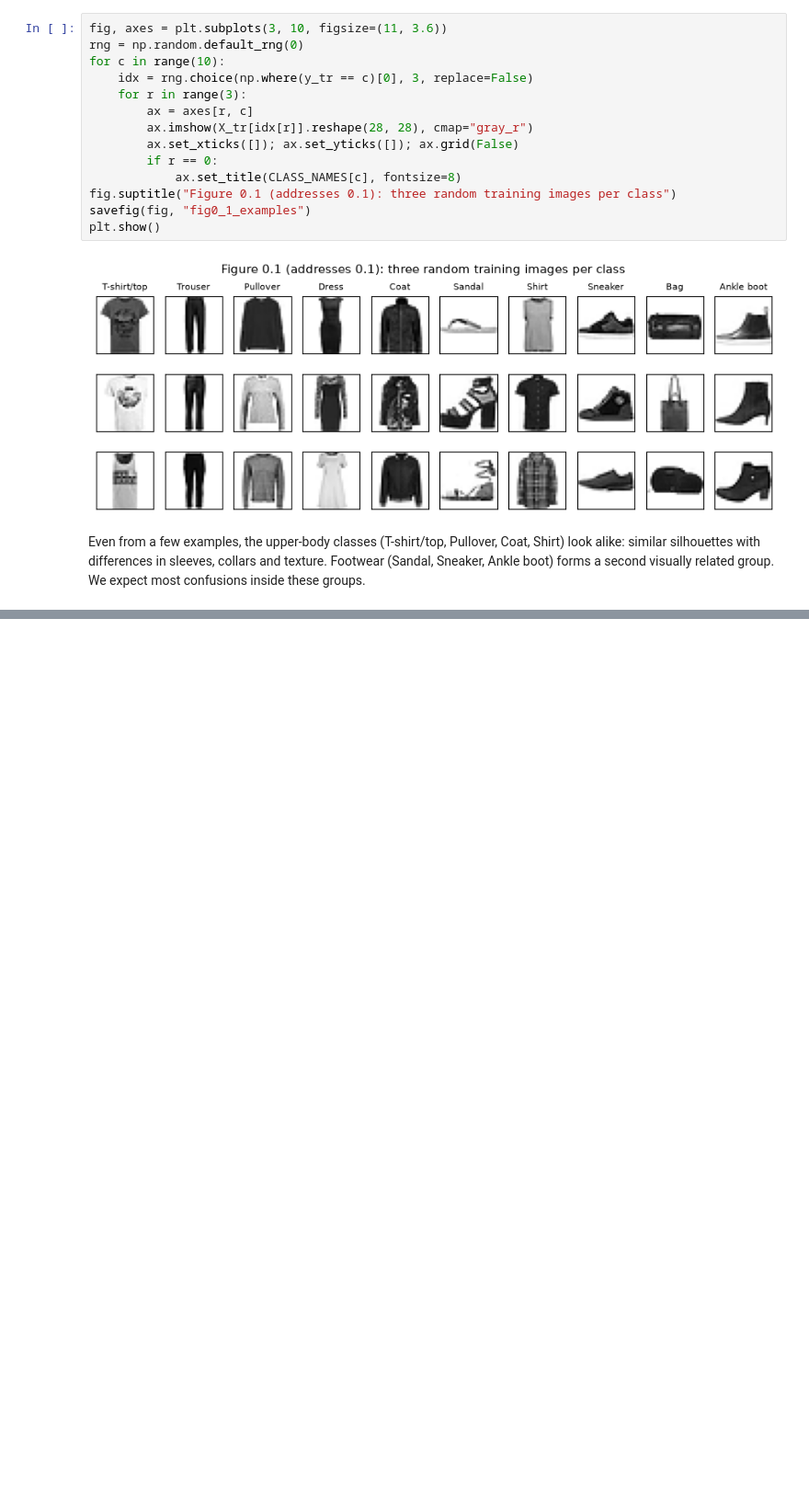
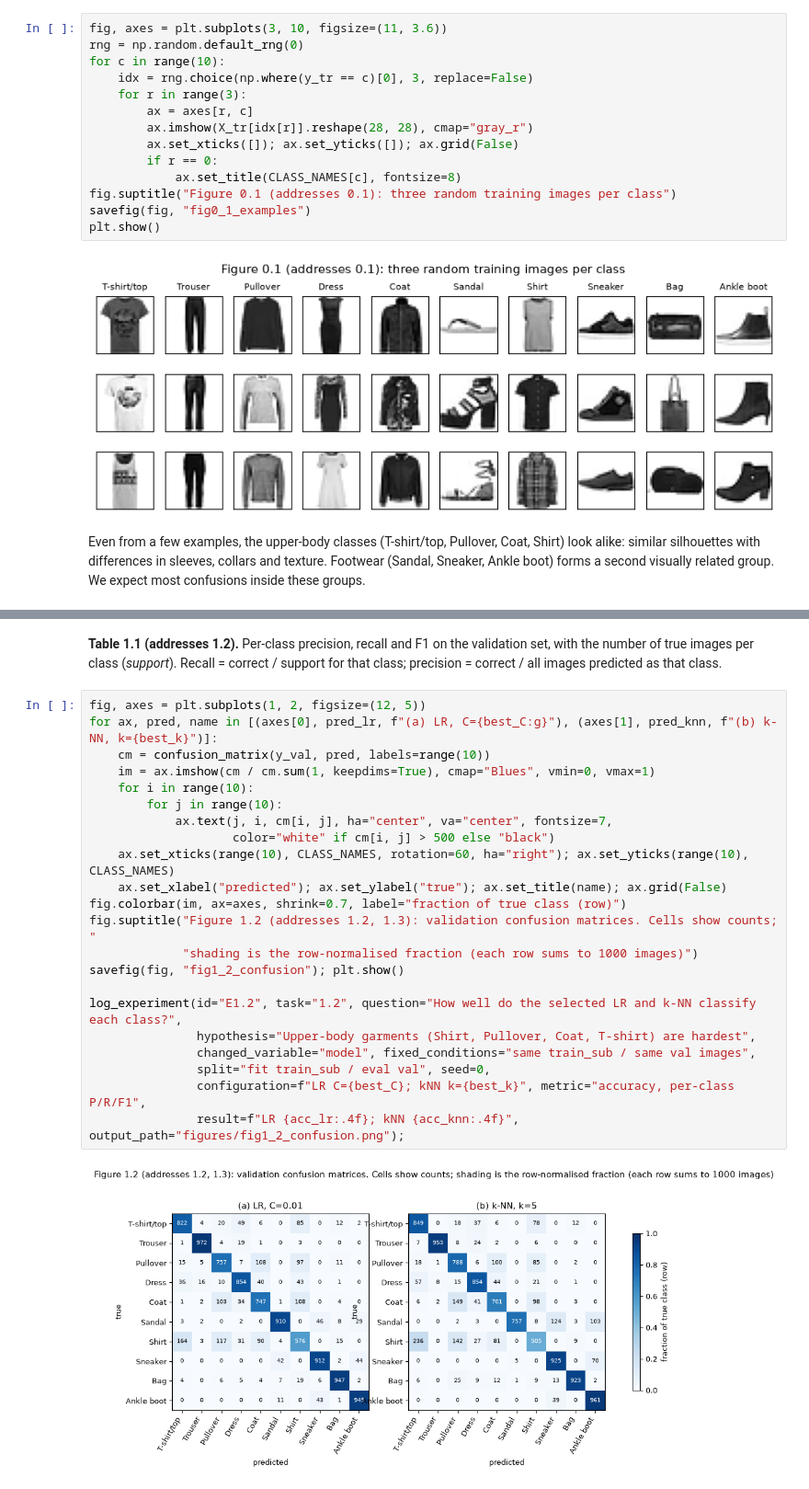
Before and after one commit to MazharulNibir1/ML_Coursework_1, a Jupyter notebook: coursework.ipynb, the cells around one changed output, grey strips where cells are left out. Shown at 92% size. Cells and saved outputs as stored; diff of their text form; blank space fills up the shorter version.

```diff
--- a/coursework.ipynb
+++ b/coursework.ipynb
@@ -127,0 +289,28 @@ Ankle boot) forms a second visually related group. We expect most confusions ins
+# %% [markdown]
+**Table 1.1 (addresses 1.2).** Per-class precision, recall and F1 on the validation set, with the number of
+true images per class (*support*). Recall = correct / support for that class; precision = correct / all
+images predicted as that class.
+# %%
+fig, axes = plt.subplots(1, 2, figsize=(12, 5))
+for ax, pred, name in [(axes[0], pred_lr, f"(a) LR, C={best_C:g}"), (axes[1], pred_knn, f"(b) k-NN, k={best_k}")]:
+    cm = confusion_matrix(y_val, pred, labels=range(10))
+    im = ax.imshow(cm / cm.sum(1, keepdims=True), cmap="Blues", vmin=0, vmax=1)
+    for i in range(10):
+        for j in range(10):
+            ax.text(j, i, cm[i, j], ha="center", va="center", fontsize=7,
+                    color="white" if cm[i, j] > 500 else "black")
+    ax.set_xticks(range(10), CLASS_NAMES, rotation=60, ha="right"); ax.set_yticks(range(10), CLASS_NAMES)
+    ax.set_xlabel("predicted"); ax.set_ylabel("true"); ax.set_title(name); ax.grid(False)
+fig.colorbar(im, ax=axes, shrink=0.7, label="fraction of true class (row)")
+fig.suptitle("Figure 1.2 (addresses 1.2, 1.3): validation confusion matrices. Cells show counts; "
+             "shading is the row-normalised fraction (each row sums to 1000 images)")
+savefig(fig, "fig1_2_confusion"); plt.show()
+
+log_experiment(id="E1.2", task="1.2", question="How well do the selected LR and k-NN classify each class?",
+               hypothesis="Upper-body garments (Shirt, Pullover, Coat, T-shirt) are hardest",
+               changed_variable="model", fixed_conditions="same train_sub / same val images",
+               split="fit train_sub / eval val", seed=0,
+               configuration=f"LR C={best_C}; kNN k={best_k}", metric="accuracy, per-class P/R/F1",
+               result=f"LR {acc_lr:.4f}; kNN {acc_knn:.4f}", output_path="figures/fig1_2_confusion.png");
+# %% [output]
+[figure, added]
```
Also changed, not shown: parts of 18 cells of this notebook, 11 other files.
